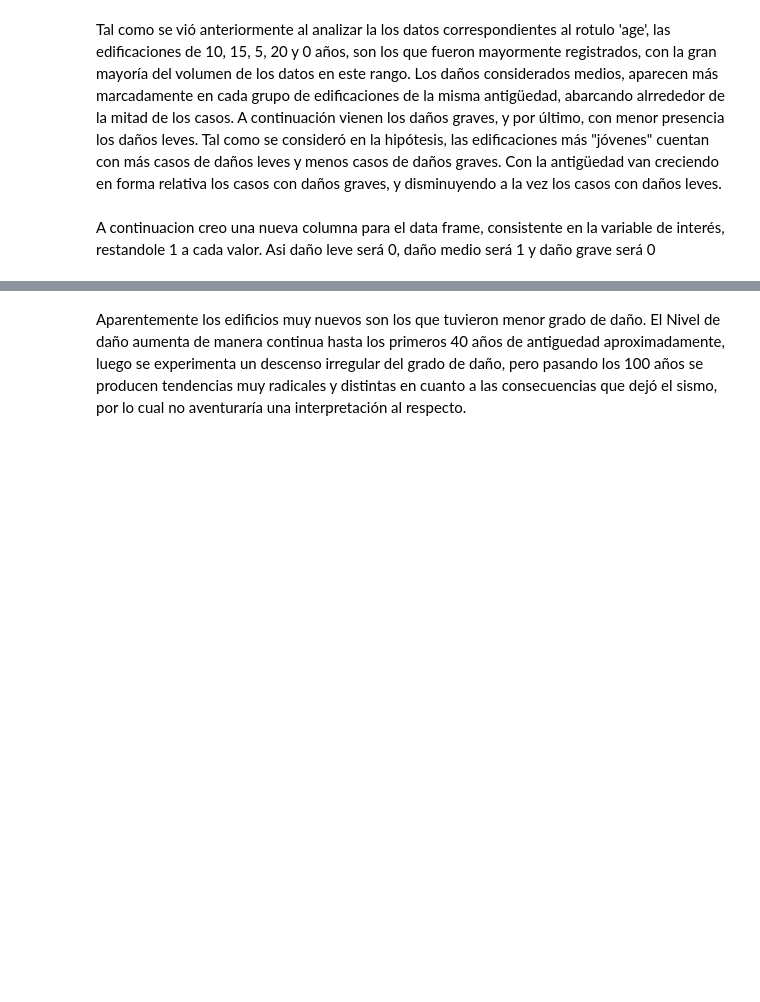
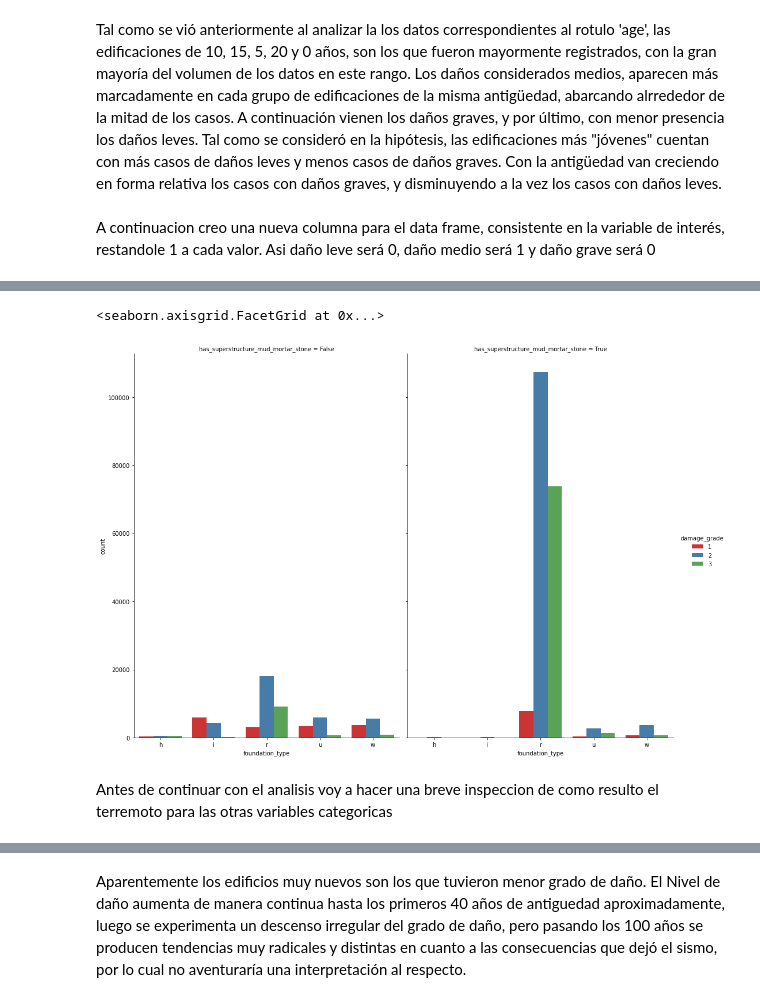
Before and after one commit to Noenf/Datos-1C2021, a Jupyter notebook: TP1/experimentacion_esmi.ipynb, the cells around one changed output, grey strips where cells are left out. Cells and saved outputs as stored; diff of their text form; code cells hidden in the pictures; blank space fills up the shorter version.

Commit message:
barplots a variables categóricas

```diff
--- a/TP1/experimentacion_esmi.ipynb
+++ b/TP1/experimentacion_esmi.ipynb
@@ -225,0 +243,11 @@ c = df.loc[df['damage_grade']==3].groupby('age').agg({'damage_grade':'count'}).r
+# %%
+sns.catplot(x="foundation_type", hue="damage_grade", col="has_superstructure_mud_mortar_stone",
+
+                data=df, kind="count",
+
+                height=10, aspect=.7, palette="Set1")
+# %% [output]
+<seaborn.axisgrid.FacetGrid at 0x...>
+[figure, added]
+# %% [markdown]
+Antes de continuar con el analisis voy a hacer una breve inspeccion de como resulto el terremoto para las otras variables categoricas
```
Also changed, not shown: parts of 45 cells of this notebook, 1 other file.
